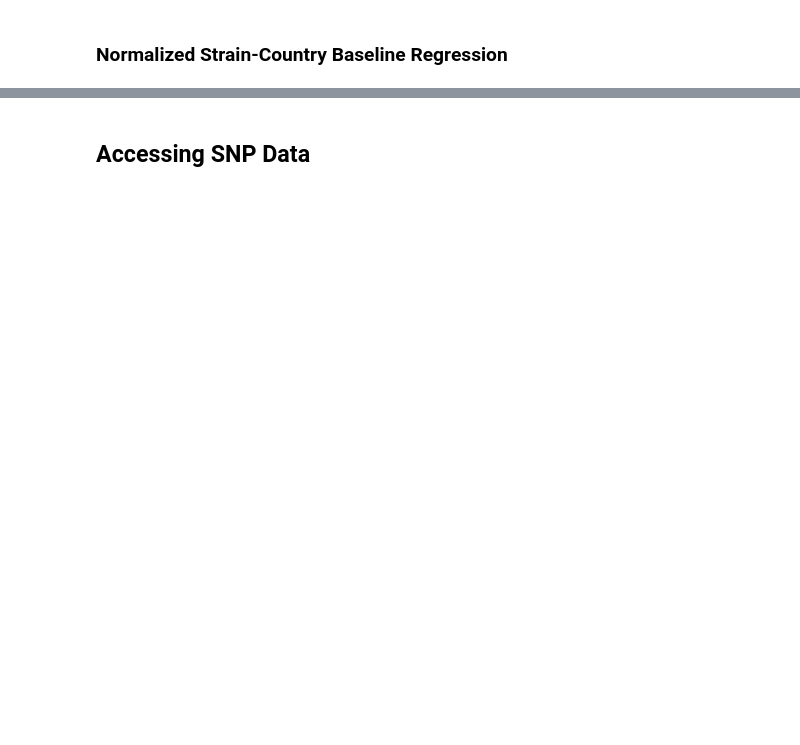
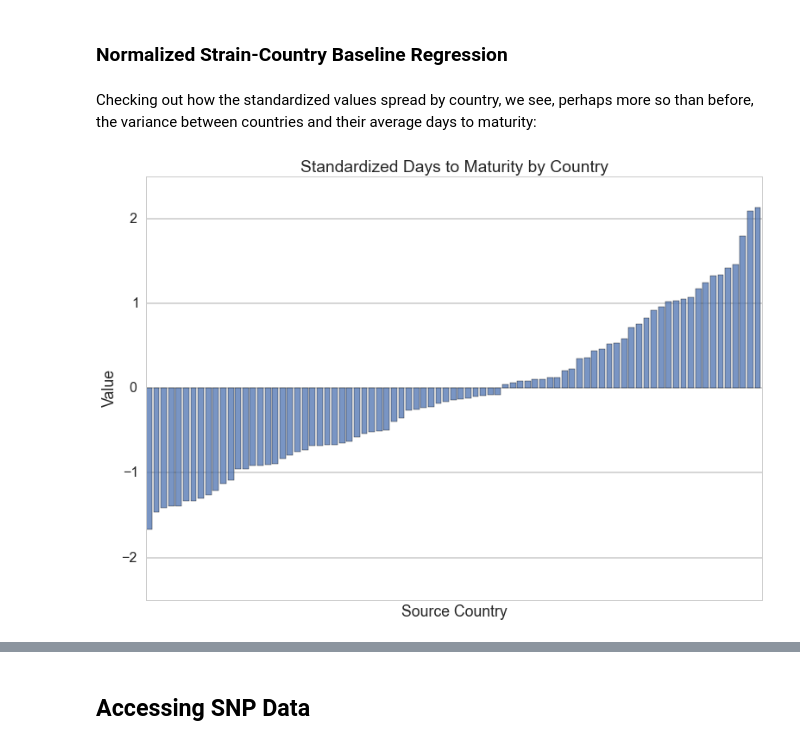
Before and after one commit to dylanpeterson/cs109-final-project, a Jupyter notebook: processbook.ipynb, the cells around one changed output, grey strips where cells are left out. Saved outputs shown, nothing was run; the diff lists cells and outputs as text; code cells hidden in the pictures; blank space fills up the shorter version.

```diff
--- a/processbook.ipynb
+++ b/processbook.ipynb
@@ -725,11 +1012,16 @@ train_df.loc[:,'mean'] = days_list.mean()
 train_df.loc[:,'std_mean'] = 0
+# %% [markdown]
+Checking out how the standardized values spread by country, we see, perhaps more so than before, the variance between countries and their average days to maturity:
 # %%
 a = np.sort([stdsource_days.get(source)[0] for source in stdsource_days])
 plt.bar(xrange(0,len(a)),a, alpha=.75);
+plt.axis([0,len(a),-2.5,2.5]);
 plt.title('Standardized Days to Maturity by Country');
 plt.ylabel('Value');
 plt.xlabel('Source Country');
 plt.xticks([]);
+# %% [output]
+[figure, added]
 # %%
 stdols_model = ols('stdardized_mat ~ stdsource_val + stdvar_val + std_mean', train_df).fit()
 stdols_model.params
```
Also changed, not shown: parts of 71 cells of this notebook, 1 other file.
